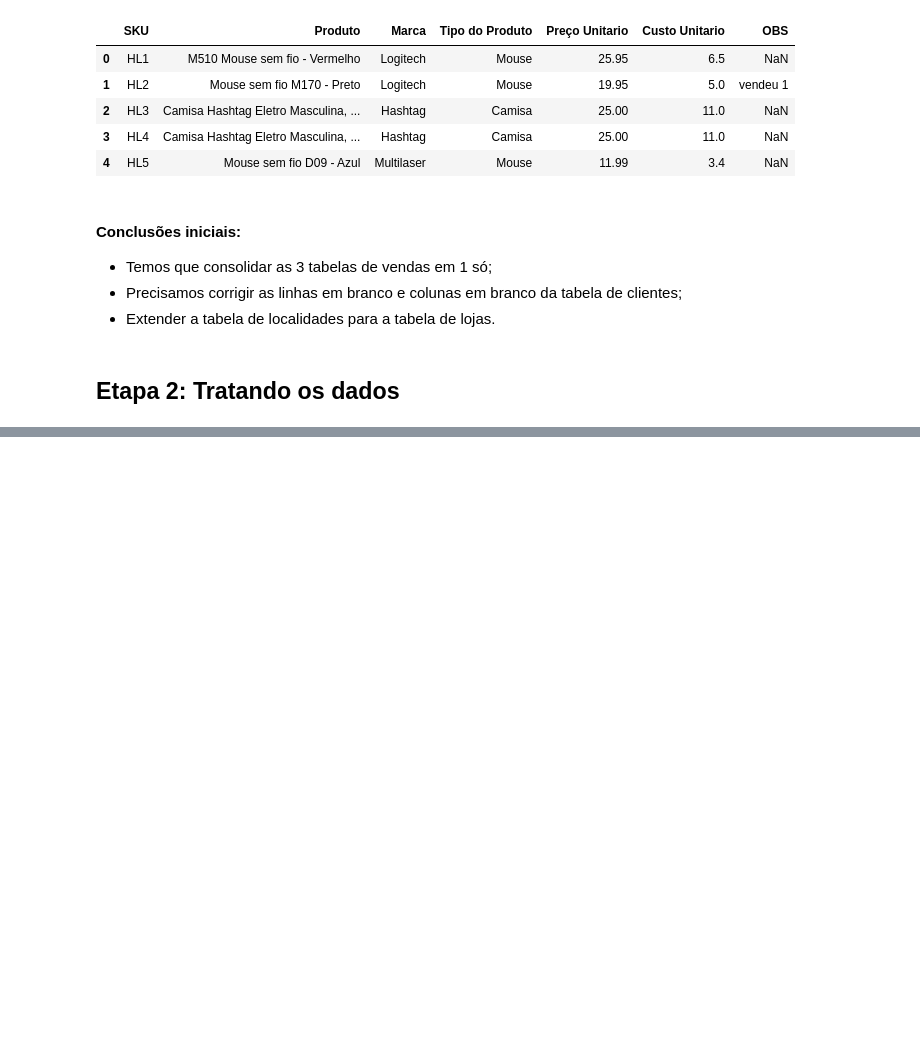
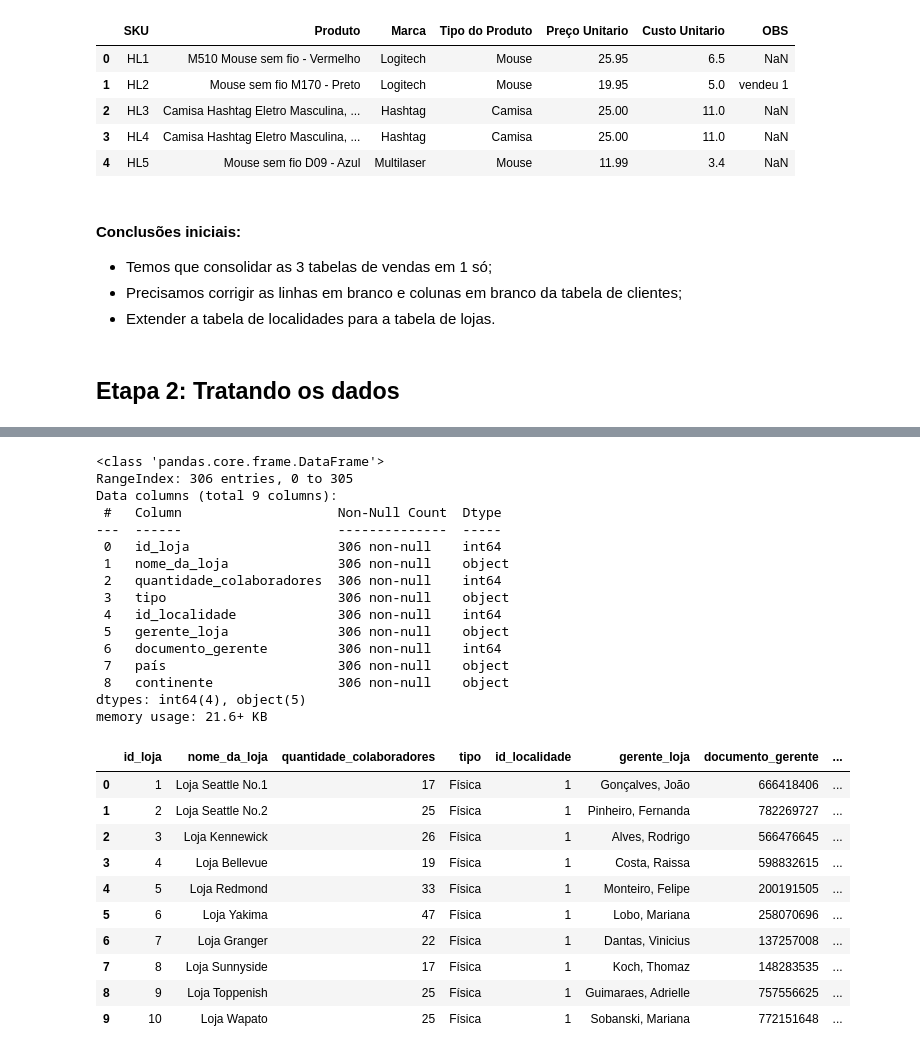
Before and after one commit to Marcelo-Kimura-Data/Projeto_01_Pipeline_CSV_SQL, a Jupyter notebook: Script_Projeto.ipynb, the cells around one changed output, grey strips where cells are left out. Saved outputs shown, nothing was run; the diff lists cells and outputs as text; code cells hidden in the pictures; blank space fills up the shorter version.

```diff
--- a/Script_Projeto.ipynb
+++ b/Script_Projeto.ipynb
@@ -223,0 +384,35 @@ memory usage: 16.2+ KB
+# %%
+df_localidades = padroniza_colunas(df_localidades)
+df_lojas = padroniza_colunas(df_lojas)
+# %%
+df_lojas_full = pd.merge(df_lojas, df_localidades, on='id_localidade', how='left')
+df_lojas_full.info()
+df_lojas_full.head(10)
+# %% [output]
+<class 'pandas.core.frame.DataFrame'>
+RangeIndex: 306 entries, 0 to 305
+Data columns (total 9 columns):
+ #   Column                    Non-Null Count  Dtype
+---  ------                    --------------  -----
+ 0   id_loja                   306 non-null    int64
+ 1   nome_da_loja              306 non-null    object
+ 2   quantidade_colaboradores  306 non-null    int64
+ 3   tipo                      306 non-null    object
+ 4   id_localidade             306 non-null    int64
+ 5   gerente_loja              306 non-null    object
+ 6   documento_gerente         306 non-null    int64
+ 7   país                      306 non-null    object
+ 8   continente                306 non-null    object
+dtypes: int64(4), object(5)
+memory usage: 21.6+ KB
+|  | id_loja | nome_da_loja | quantidade_colaboradores | tipo | id_localidade | gerente_loja | documento_gerente | ... |
+| 0 | 1 | Loja Seattle No.1 | 17 | Física | 1 | Gonçalves, João | 666418406 | ... |
+| 1 | 2 | Loja Seattle No.2 | 25 | Física | 1 | Pinheiro, Fernanda | 782269727 | ... |
+| 2 | 3 | Loja Kennewick | 26 | Física | 1 | Alves, Rodrigo | 566476645 | ... |
+| 3 | 4 | Loja Bellevue | 19 | Física | 1 | Costa, Raissa | 598832615 | ... |
+| 4 | 5 | Loja Redmond | 33 | Física | 1 | Monteiro, Felipe | 200191505 | ... |
+| 5 | 6 | Loja Yakima | 47 | Física | 1 | Lobo, Mariana | 258070696 | ... |
+| 6 | 7 | Loja Granger | 22 | Física | 1 | Dantas, Vinicius | 137257008 | ... |
+| 7 | 8 | Loja Sunnyside | 17 | Física | 1 | Koch, Thomaz | 148283535 | ... |
+| 8 | 9 | Loja Toppenish | 25 | Física | 1 | Guimaraes, Adrielle | 757556625 | ... |
+| 9 | 10 | Loja Wapato | 25 | Física | 1 | Sobanski, Mariana | 772151648 | ... |
```
Also changed, not shown: parts of 16 cells of this notebook.
